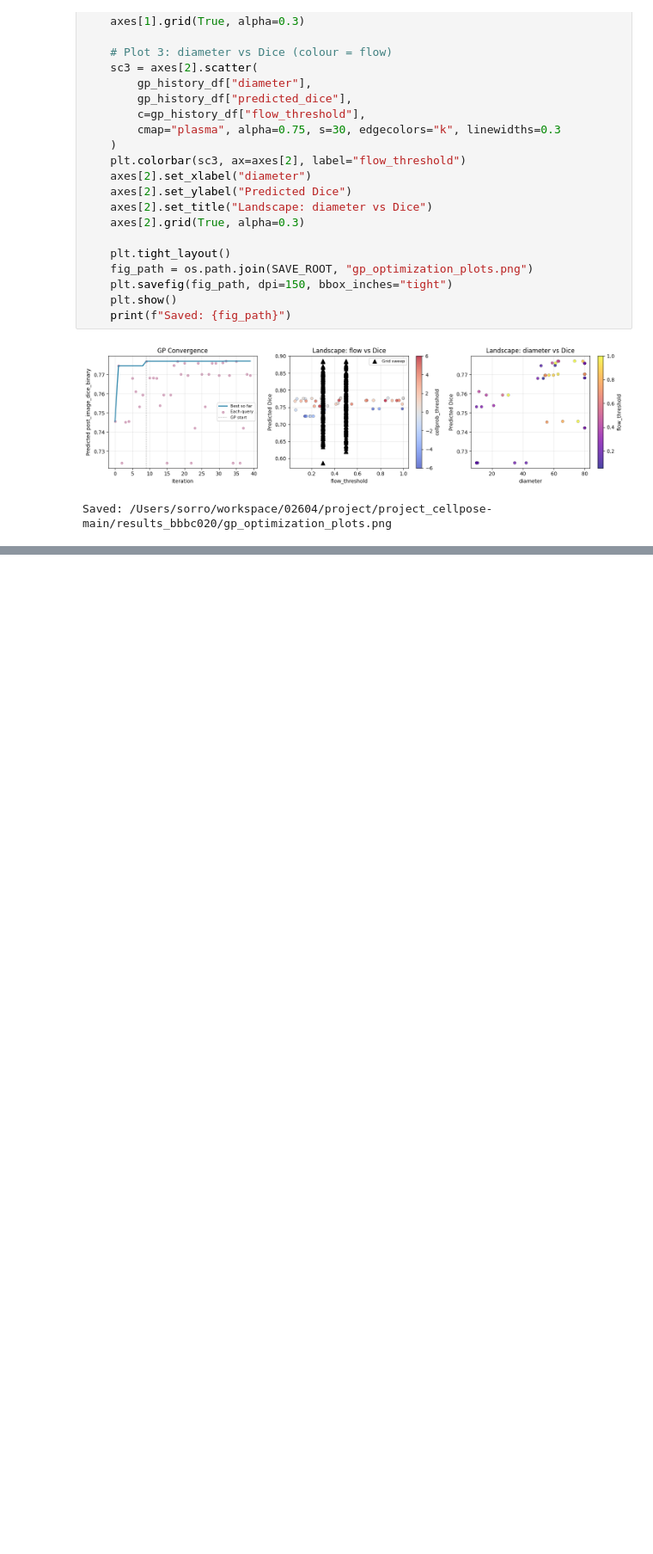
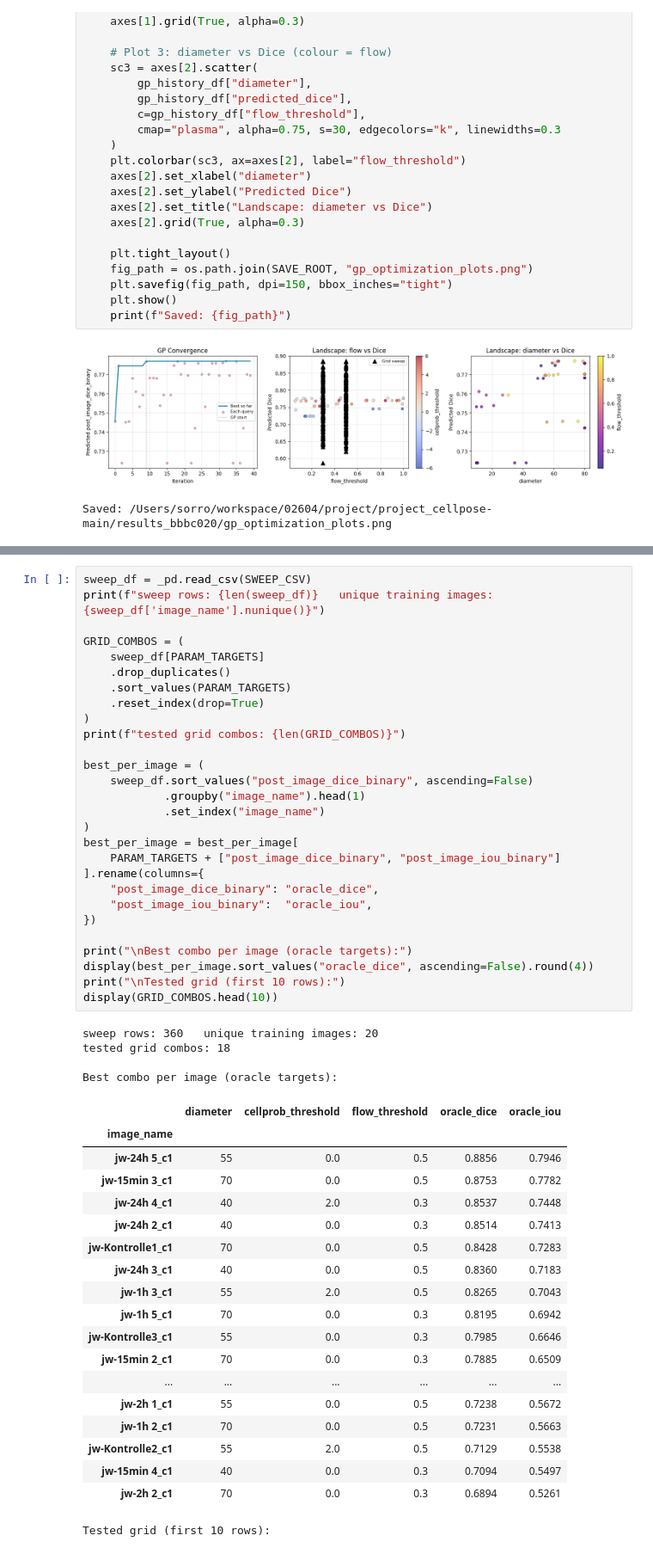
Before and after one commit to wdehie/project_cellpose, a Jupyter notebook: pipeline_parameter_bbbc020.ipynb, the cells around one changed output, grey strips where cells are left out. Shown at 86% size. Saved outputs shown, nothing was run; the diff lists cells and outputs as text; blank space fills up the shorter version.

Commit message:
add automation part for parameter selection

```diff
--- a/pipeline_parameter_bbbc020.ipynb
+++ b/pipeline_parameter_bbbc020.ipynb
@@ -1408,0 +1680,52 @@ Saved: /Users/sorro/workspace/02604/project/project_cellpose-main/results_bbbc02
+# %%
+sweep_df = _pd.read_csv(SWEEP_CSV)
+print(f"sweep rows: {len(sweep_df)}   unique training images: {sweep_df['image_name'].nunique()}")
+
+GRID_COMBOS = (
+    sweep_df[PARAM_TARGETS]
+    .drop_duplicates()
+    .sort_values(PARAM_TARGETS)
+    .reset_index(drop=True)
+)
+print(f"tested grid combos: {len(GRID_COMBOS)}")
+
+best_per_image = (
+    sweep_df.sort_values("post_image_dice_binary", ascending=False)
+            .groupby("image_name").head(1)
+            .set_index("image_name")
+)
+best_per_image = best_per_image[
+    PARAM_TARGETS + ["post_image_dice_binary", "post_image_iou_binary"]
+].rename(columns={
+    "post_image_dice_binary": "oracle_dice",
+    "post_image_iou_binary":  "oracle_iou",
+})
+
+print("\nBest combo per image (oracle targets):")
+display(best_per_image.sort_values("oracle_dice", ascending=False).round(4))
+print("\nTested grid (first 10 rows):")
+display(GRID_COMBOS.head(10))
+# %% [output]
+sweep rows: 360   unique training images: 20
+tested grid combos: 18
+
+Best combo per image (oracle targets):
+|  | diameter | cellprob_threshold | flow_threshold | oracle_dice | oracle_iou |
+| image_name |  |  |  |  |  |
+| jw-24h 5_c1 | 55 | 0.0 | 0.5 | 0.8856 | 0.7946 |
+| jw-15min 3_c1 | 70 | 0.0 | 0.5 | 0.8753 | 0.7782 |
+| jw-24h 4_c1 | 40 | 2.0 | 0.3 | 0.8537 | 0.7448 |
+| jw-24h 2_c1 | 40 | 0.0 | 0.3 | 0.8514 | 0.7413 |
+| jw-Kontrolle1_c1 | 70 | 0.0 | 0.5 | 0.8428 | 0.7283 |
+| jw-24h 3_c1 | 40 | 0.0 | 0.5 | 0.8360 | 0.7183 |
+| jw-1h 3_c1 | 55 | 2.0 | 0.5 | 0.8265 | 0.7043 |
+| jw-1h 5_c1 | 70 | 0.0 | 0.3 | 0.8195 | 0.6942 |
+| jw-Kontrolle3_c1 | 55 | 0.0 | 0.3 | 0.7985 | 0.6646 |
+| jw-15min 2_c1 | 70 | 0.0 | 0.3 | 0.7885 | 0.6509 |
+| ... | ... | ... | ... | ... | ... |
+| jw-2h 1_c1 | 55 | 0.0 | 0.5 | 0.7238 | 0.5672 |
+| jw-1h 2_c1 | 70 | 0.0 | 0.5 | 0.7231 | 0.5663 |
+| jw-Kontrolle2_c1 | 55 | 2.0 | 0.5 | 0.7129 | 0.5538 |
+| jw-15min 4_c1 | 40 | 0.0 | 0.3 | 0.7094 | 0.5497 |
+| jw-2h 2_c1 | 70 | 0.0 | 0.3 | 0.6894 | 0.5261 |
+Tested grid (first 10 rows):
```
Also changed, not shown: parts of 13 cells of this notebook.
